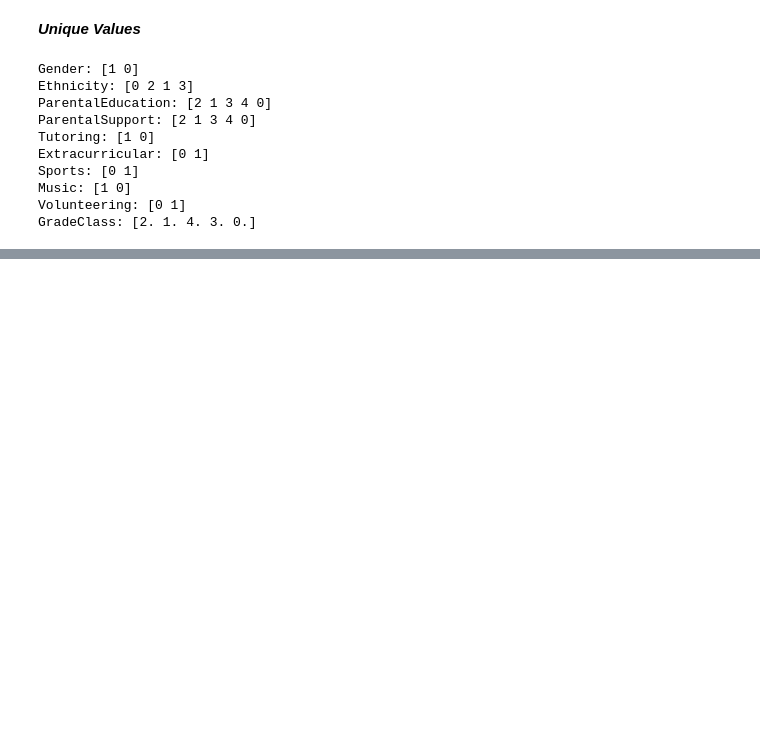
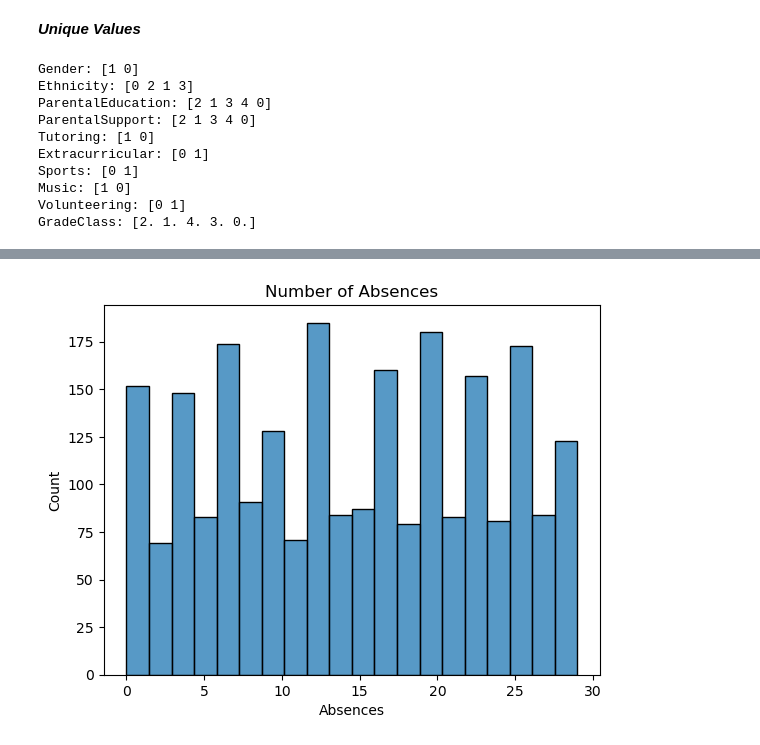
Before and after one commit to GetafixPotion/buildingtest1, a Jupyter notebook: System_Loading_and_Initial_Checks.ipynb, the cells around one changed output, grey strips where cells are left out. Saved outputs shown, nothing was run; the diff lists cells and outputs as text; code cells hidden in the pictures; blank space fills up the shorter version.

```diff
--- a/System_Loading_and_Initial_Checks.ipynb
+++ b/System_Loading_and_Initial_Checks.ipynb
@@ -146,0 +166,9 @@ GradeClass: [2. 1. 4. 3. 0.]
+# %%
+#Absences
+sns.histplot(df['Absences'], bins=20)
+plt.title("Number of Absences")
+plt.xlabel("Absences")
+plt.ylabel("Count")
+plt.show()
+# %% [output]
+[figure, added]
```
Also changed, not shown: parts of 3 cells of this notebook.
